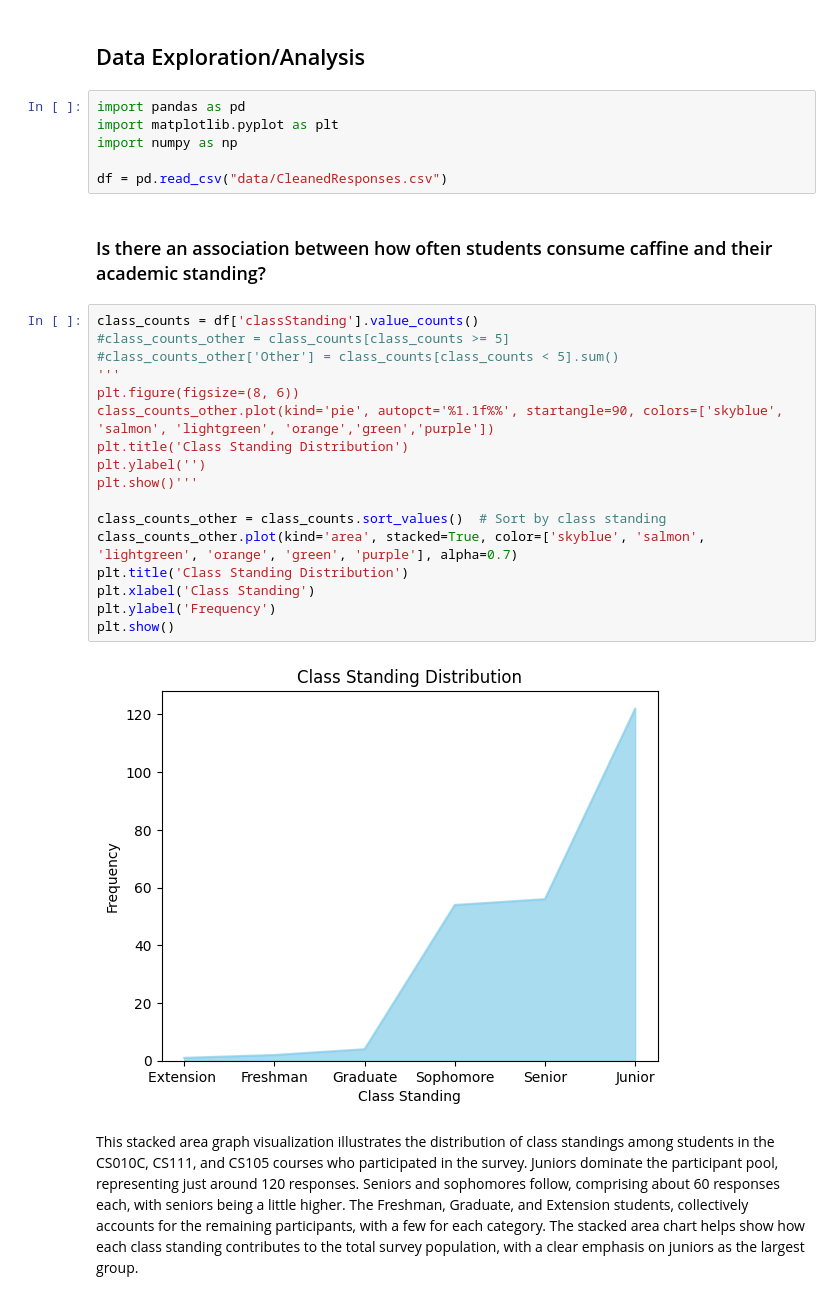
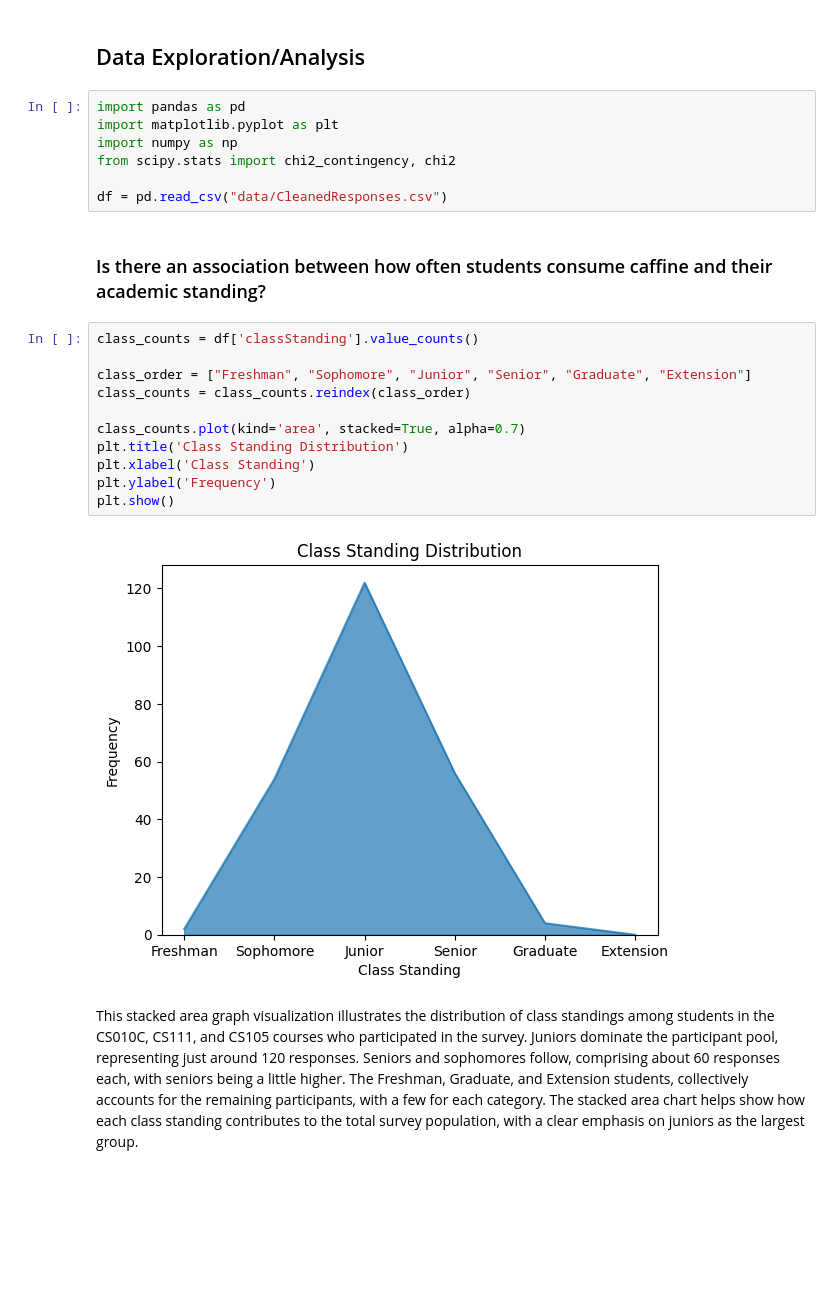
Before and after one commit to rzhou052/CS105-Mini-Project, a Jupyter notebook: Mini-Project.ipynb, the cells around one changed output. Drawn from its saved outputs; the diff is of its cells as text; blank space fills up the shorter version.

```diff
--- a/Mini-Project.ipynb
+++ b/Mini-Project.ipynb
@@ -16,29 +16,24 @@ We aim to learn how caffeine consumption affects students' daily routines, parti
 import pandas as pd
 import matplotlib.pyplot as plt
 import numpy as np
+from scipy.stats import chi2_contingency, chi2
 
 df = pd.read_csv("data/CleanedResponses.csv")
 # %% [markdown]
 ### Is there an association between how often students consume caffine and their academic standing?
 # %%
 class_counts = df['classStanding'].value_counts()
-#class_counts_other = class_counts[class_counts >= 5]
-#class_counts_other['Other'] = class_counts[class_counts < 5].sum()
-'''
-plt.figure(figsize=(8, 6))
-class_counts_other.plot(kind='pie', autopct='%1.1f%%', startangle=90, colors=['skyblue', 'salmon', 'lightgreen', 'orange','green','purple'])
-plt.title('Class Standing Distribution')
-plt.ylabel('')
-plt.show()'''
 
-class_counts_other = class_counts.sort_values()  # Sort by class standing
-class_counts_other.plot(kind='area', stacked=True, color=['skyblue', 'salmon', 'lightgreen', 'orange', 'green', 'purple'], alpha=0.7)
+class_order = ["Freshman", "Sophomore", "Junior", "Senior", "Graduate", "Extension"]
+class_counts = class_counts.reindex(class_order)
+
+class_counts.plot(kind='area', stacked=True, alpha=0.7)
 plt.title('Class Standing Distribution')
 plt.xlabel('Class Standing')
 plt.ylabel('Frequency')
 plt.show()
 # %% [output]
-[figure, old version]
+[figure, new version]
 # %% [markdown]
 This stacked area graph visualization illustrates the distribution of class standings among students in the CS010C, CS111, and CS105 courses who participated in the survey. Juniors dominate the participant pool, representing just around 120 responses. Seniors and sophomores follow, comprising about 60 responses each, with seniors being a little higher. The Freshman, Graduate, and Extension students, collectively accounts for the remaining participants, with a few for each category. The stacked area chart helps show how each class standing contributes to the total survey population, with a clear emphasis on juniors as the largest group.
 # %%
```
Also changed, not shown: parts of 2 cells of this notebook.
